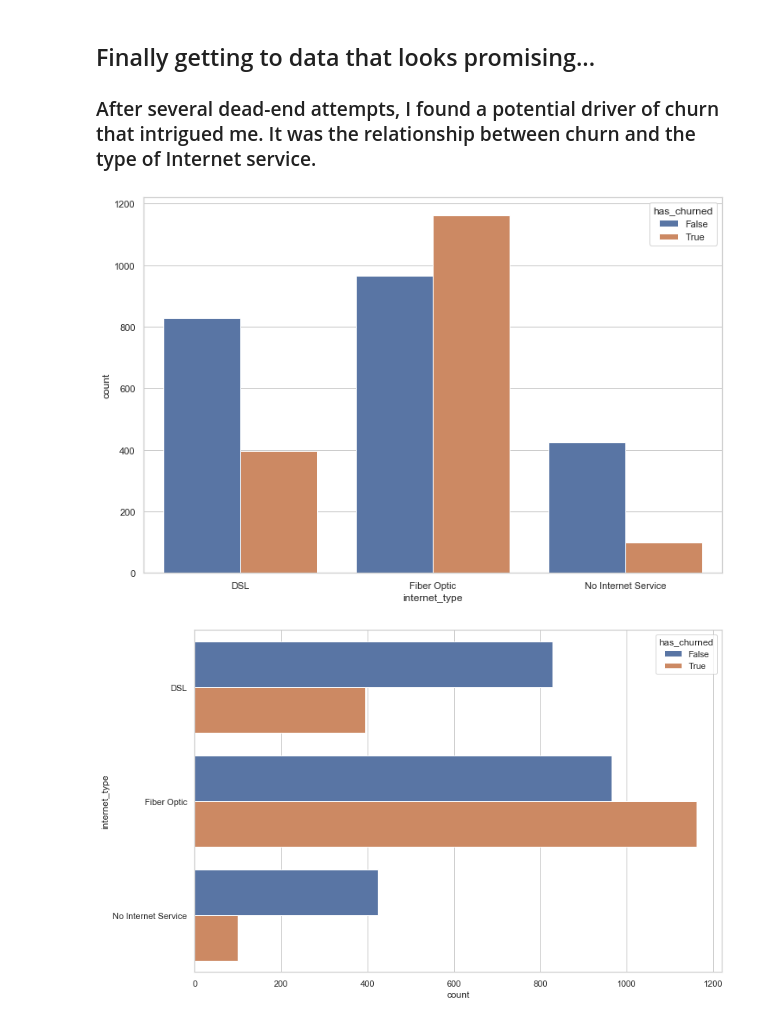
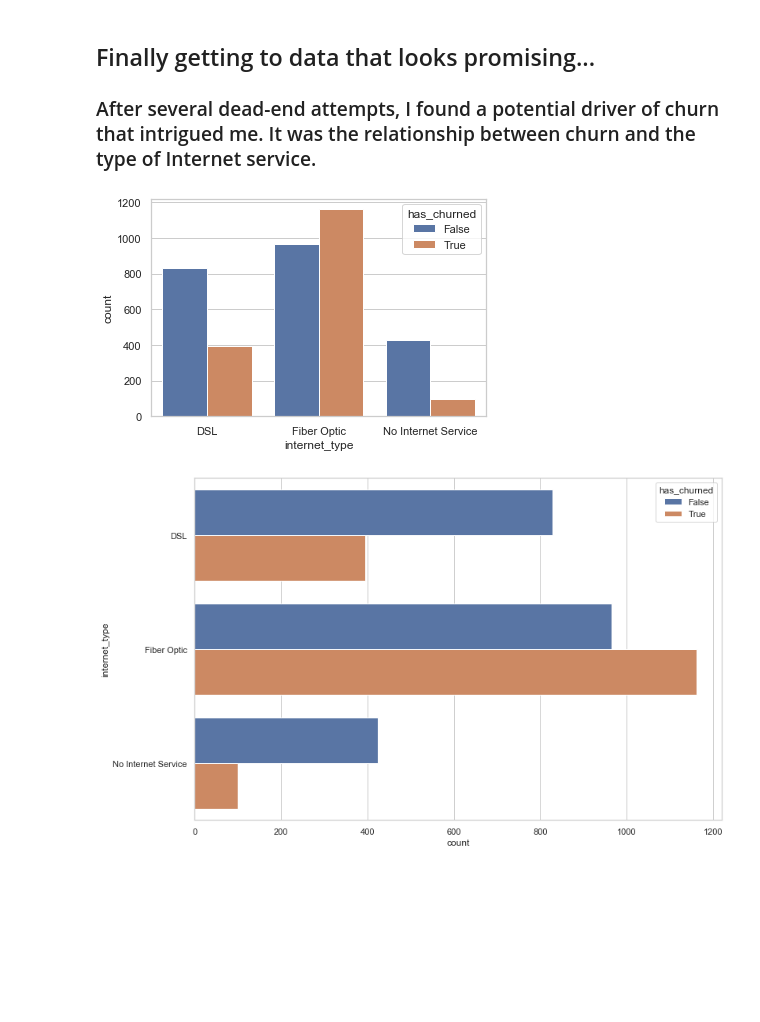
Before and after one commit to QuantumKane/telco_exploration, a Jupyter notebook: telco_explore.ipynb, the cells around one changed output. Saved outputs shown, nothing was run; the diff lists cells and outputs as text; code cells hidden in the pictures; blank space fills up the shorter version.

```diff
--- a/telco_explore.ipynb
+++ b/telco_explore.ipynb
@@ -136,12 +135,12 @@ fig.set_size_inches(12, 8)
 # %%
 # Getting q clearer picture
 
 sns.countplot(x = 'internet_type', data = cust_data, hue= 'has_churned')
 
 fig = plt.gcf()
-fig.set_size_inches(12, 8)
+fig.set_size_inches(6, 4)
 # %% [output]
-[figure, old version]
+[figure, new version]
 # %%
 # An alternate view
 
```
Also changed, not shown: parts of 3 cells of this notebook.
